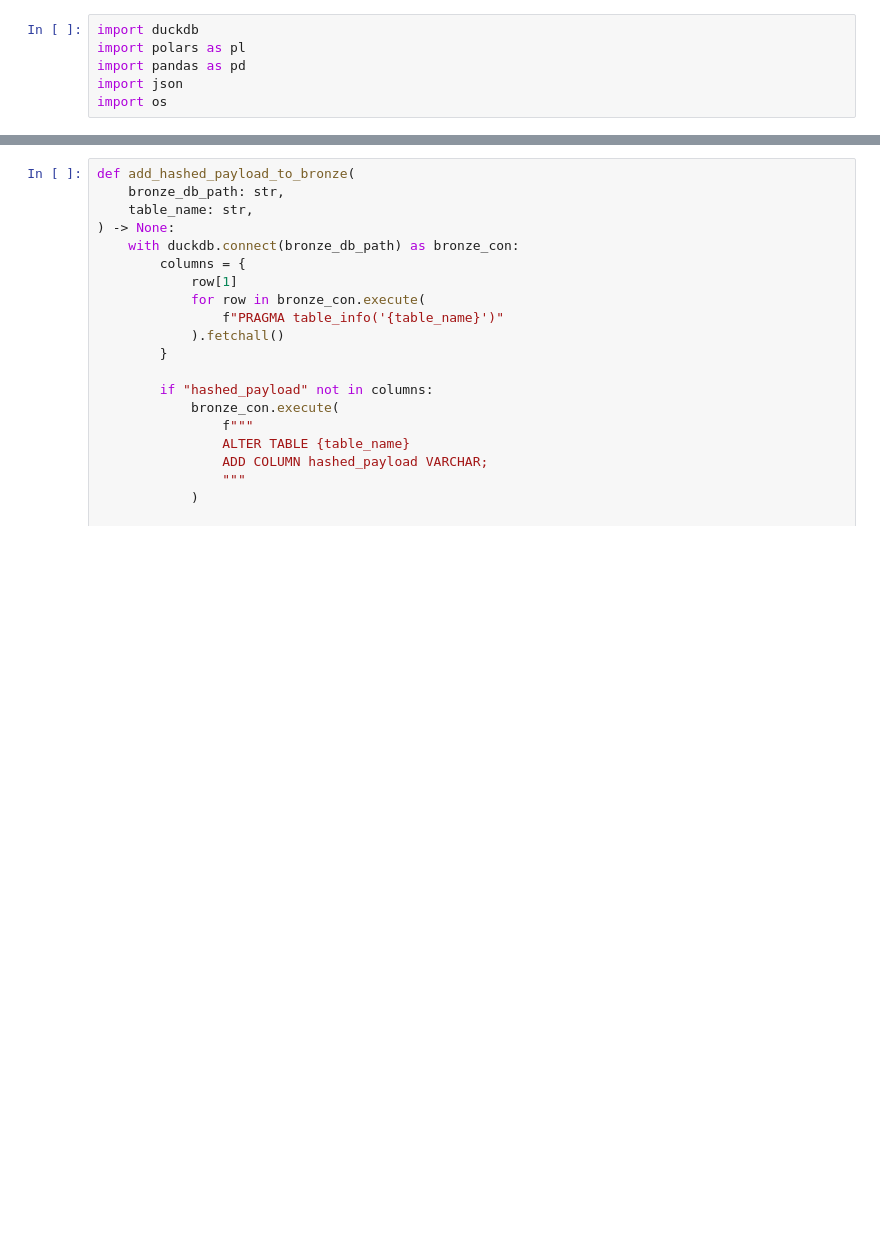
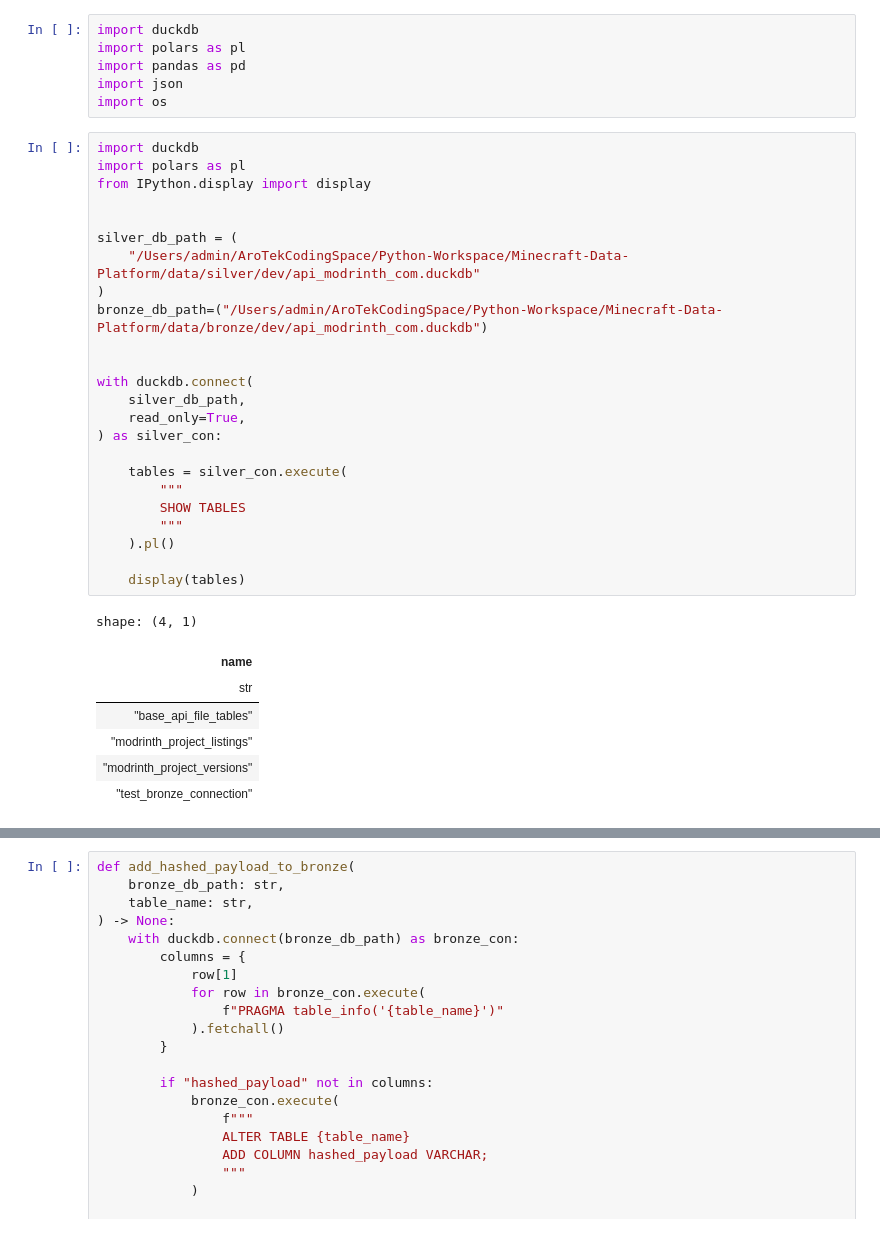
Before and after one commit to liamxaro/Minecraft-Data-Platform, a Jupyter notebook: sandbox/sandbox-db.ipynb, the cells around one changed output, grey strips where cells are left out. Cells and saved outputs as stored; diff of their text form; blank space fills up the shorter version.

```diff
--- a/sandbox/sandbox-db.ipynb
+++ b/sandbox/sandbox-db.ipynb
@@ -4,3 +4,35 @@ import polars as pl
 import pandas as pd
 import json
 import os
+# %%
+import duckdb
+import polars as pl
+from IPython.display import display
+
+
+silver_db_path = (
+    "/Users/admin/AroTekCodingSpace/Python-Workspace/Minecraft-Data-Platform/data/silver/dev/api_modrinth_com.duckdb"
+)
+bronze_db_path=("/Users/admin/AroTekCodingSpace/Python-Workspace/Minecraft-Data-Platform/data/bronze/dev/api_modrinth_com.duckdb")
+
+
+with duckdb.connect(
+    silver_db_path,
+    read_only=True,
+) as silver_con:
+
+    tables = silver_con.execute(
+        """
+        SHOW TABLES
+        """
+    ).pl()
+
+    display(tables)
+# %% [output]
+shape: (4, 1)
+| name |
+| str |
+| "base_api_file_tables" |
+| "modrinth_project_listings" |
+| "modrinth_project_versions" |
+| "test_bronze_connection" |
```
Also changed, not shown: parts of 5 cells of this notebook, 18 other files.
